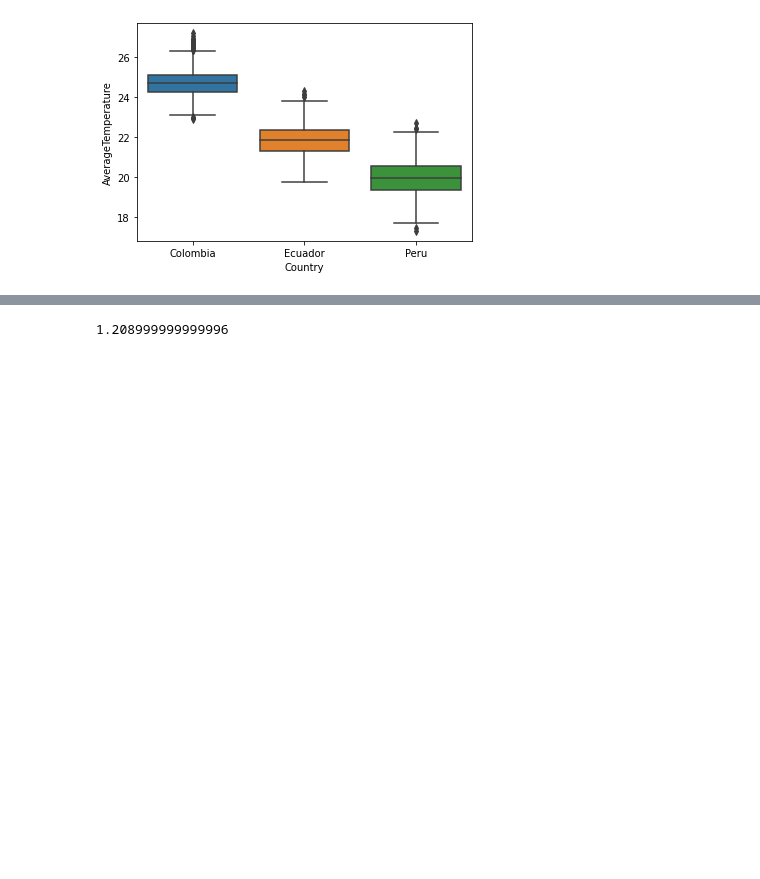
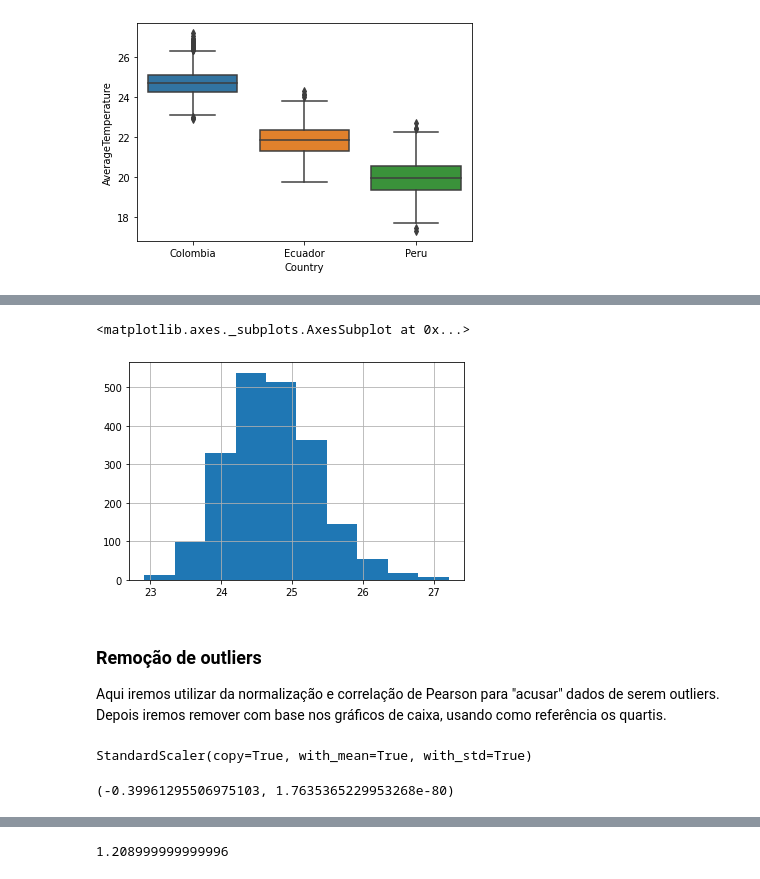
Before and after one commit to vss-2/IF697-Projeto-Data-Science, a Jupyter notebook: Climate_Change_Colab.ipynb, the cells around one changed output, grey strips where cells are left out. Drawn from its saved outputs; the diff is of its cells as text; code cells hidden in the pictures; blank space fills up the shorter version.

```diff
--- a/Climate_Change_Colab.ipynb
+++ b/Climate_Change_Colab.ipynb
@@ -313,0 +550,10 @@ MinMax_scaler = MinMaxScaler()
+# %%
+# Visualizamos um gráfico idêntico ao de cima, desta vez com os valores reais
+colombia['AverageTemperature'].hist()
+# %% [output]
+<matplotlib.axes._subplots.AxesSubplot at 0x...>
+[figure, added]
+# %% [markdown]
+### Remoção de outliers
+
+Aqui iremos utilizar da normalização e correlação de Pearson para "acusar" dados de serem outliers. Depois iremos remover com base nos gráficos de caixa, usando como referência os quartis.
@@ -313,0 +568,15 @@ MinMax_scaler = MinMaxScaler()
+# %%
+# Normalizando o array
+from sklearn.preprocessing import StandardScaler
+ss_scaler = StandardScaler()
+ss_scaler.fit(col_nao_nulos)
+StandardScaler()
+# %% [output]
+StandardScaler(copy=True, with_mean=True, with_std=True)
+# %%
+# Procurando correlação usando os dados normalizados
+from scipy.stats import pearsonr
+print(pearsonr(k1, k2))
+k1, k2 = None, None
+# %% [output]
+(-0.39961295506975103, 1.7635365229953268e-80)
```
Also changed, not shown: parts of 168 cells of this notebook, 1 other file.
